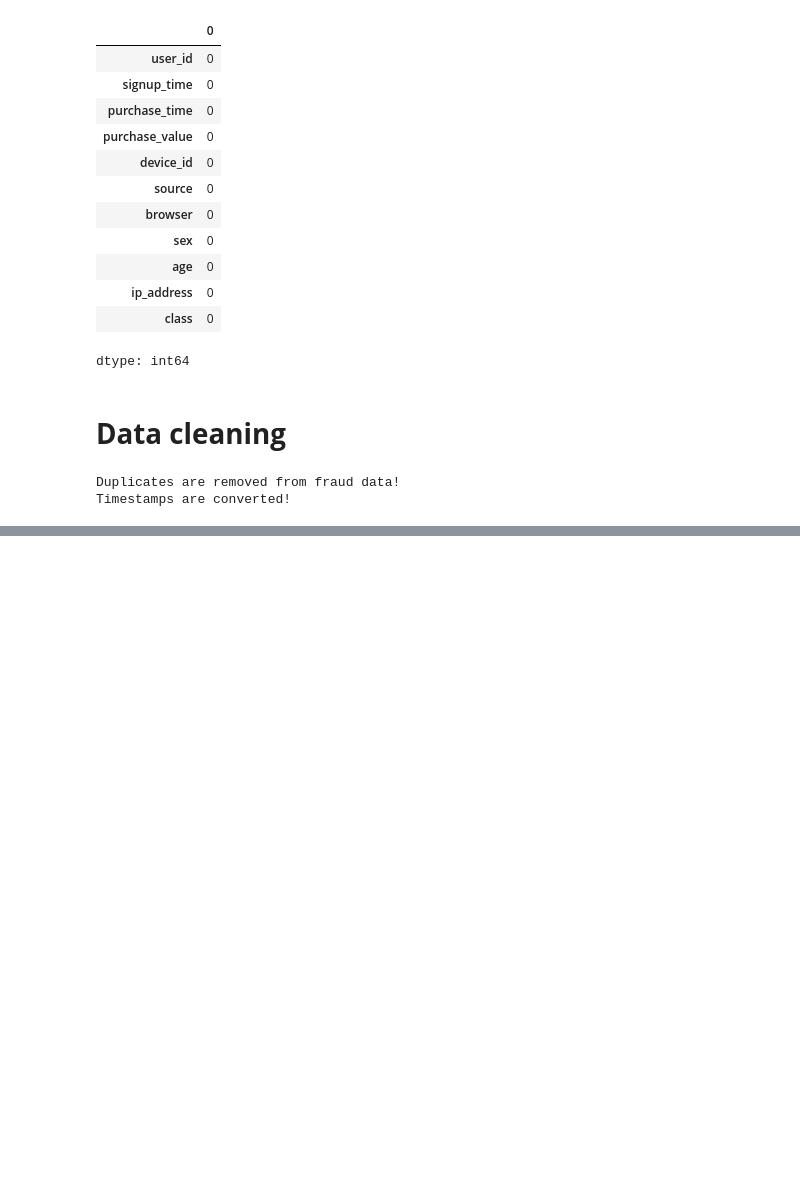
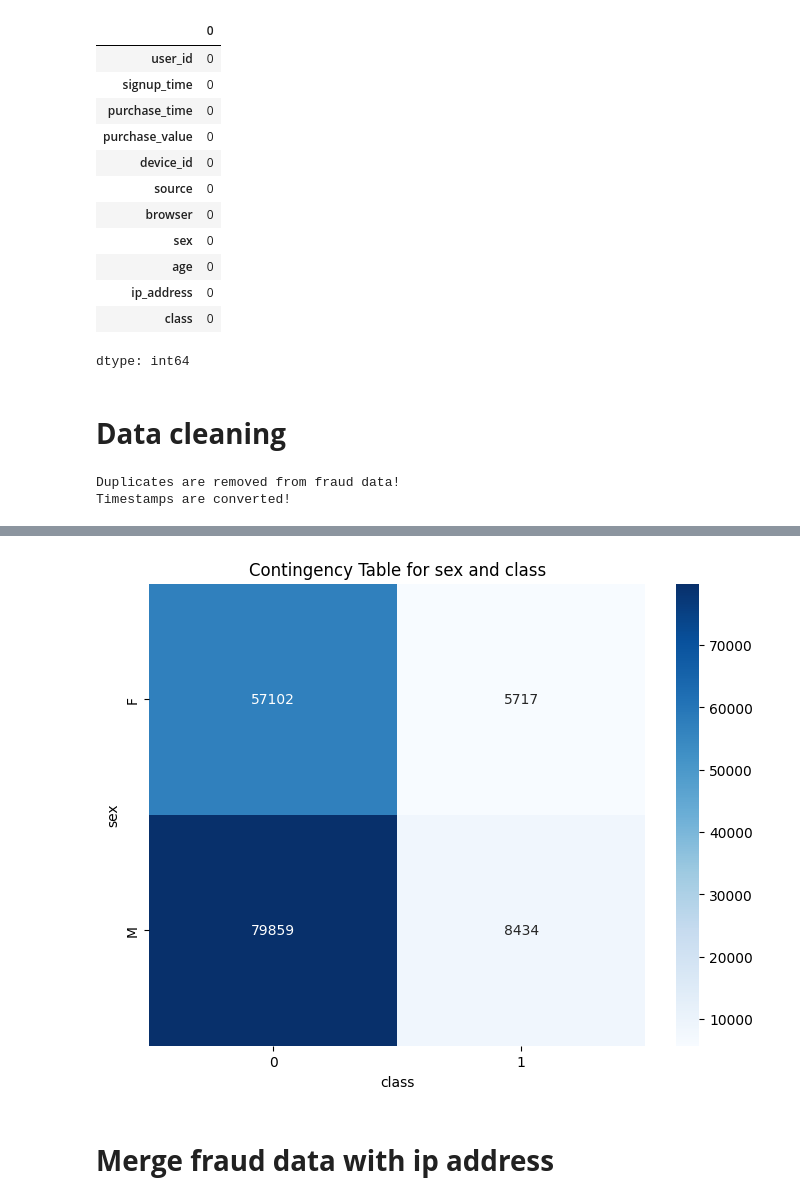
Before and after one commit to hiwothadush/fraud-detection-for-eCommerce-and-banks, a Jupyter notebook: notebooks/fraud_data_preprocessing.ipynb, the cells around one changed output, grey strips where cells are left out. Cells and saved outputs as stored; diff of their text form; code cells hidden in the pictures; blank space fills up the shorter version.

```diff
--- a/notebooks/fraud_data_preprocessing.ipynb
+++ b/notebooks/fraud_data_preprocessing.ipynb
@@ -150,0 +205,6 @@ summarize_dataset(fraud_data, numerical_columns)
+# %%
+cramers_v(fraud_data,'sex','class')
+# %% [output]
+[figure, added]
+# %% [markdown]
+# **Merge fraud data with ip address**
```
Also changed, not shown: parts of 25 cells of this notebook.
